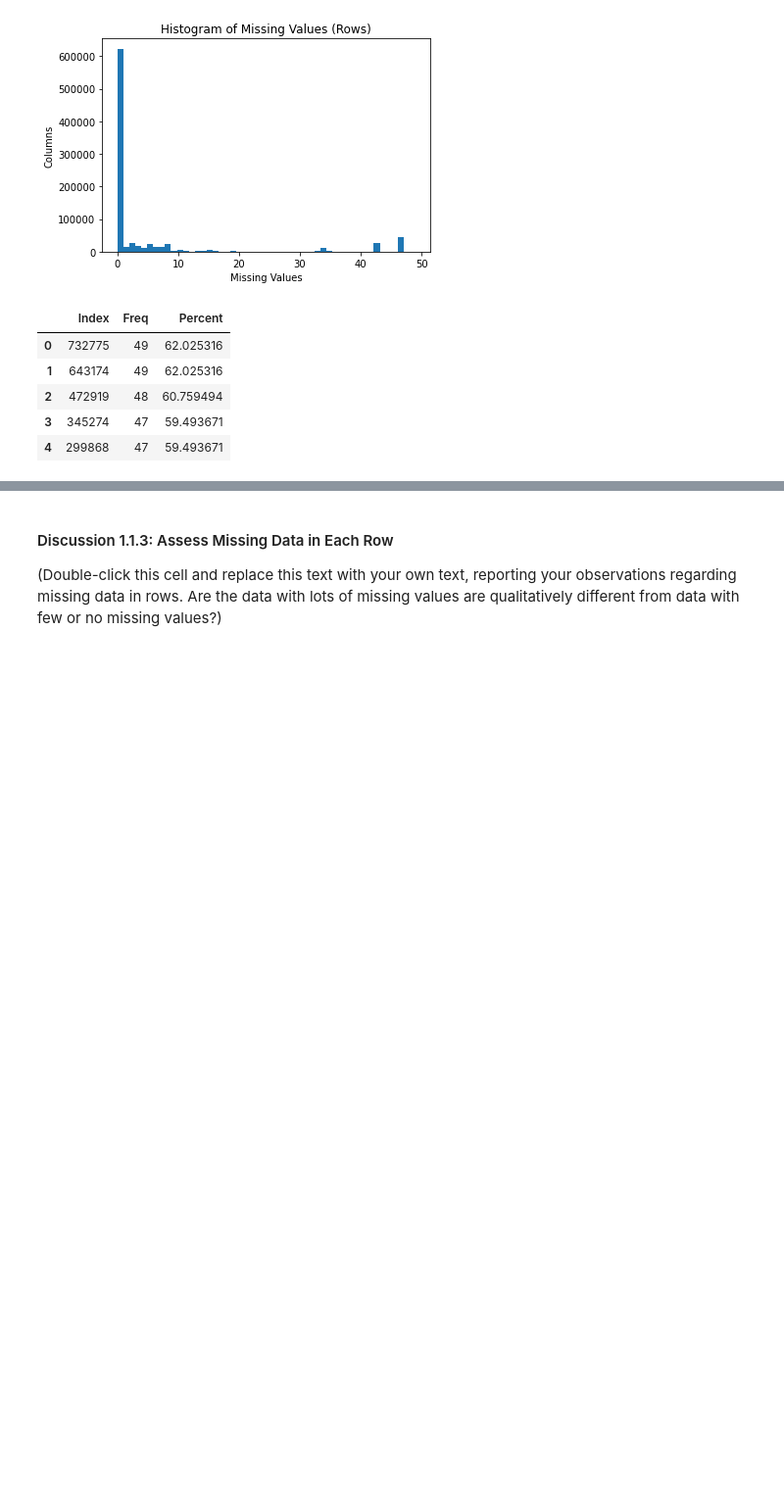
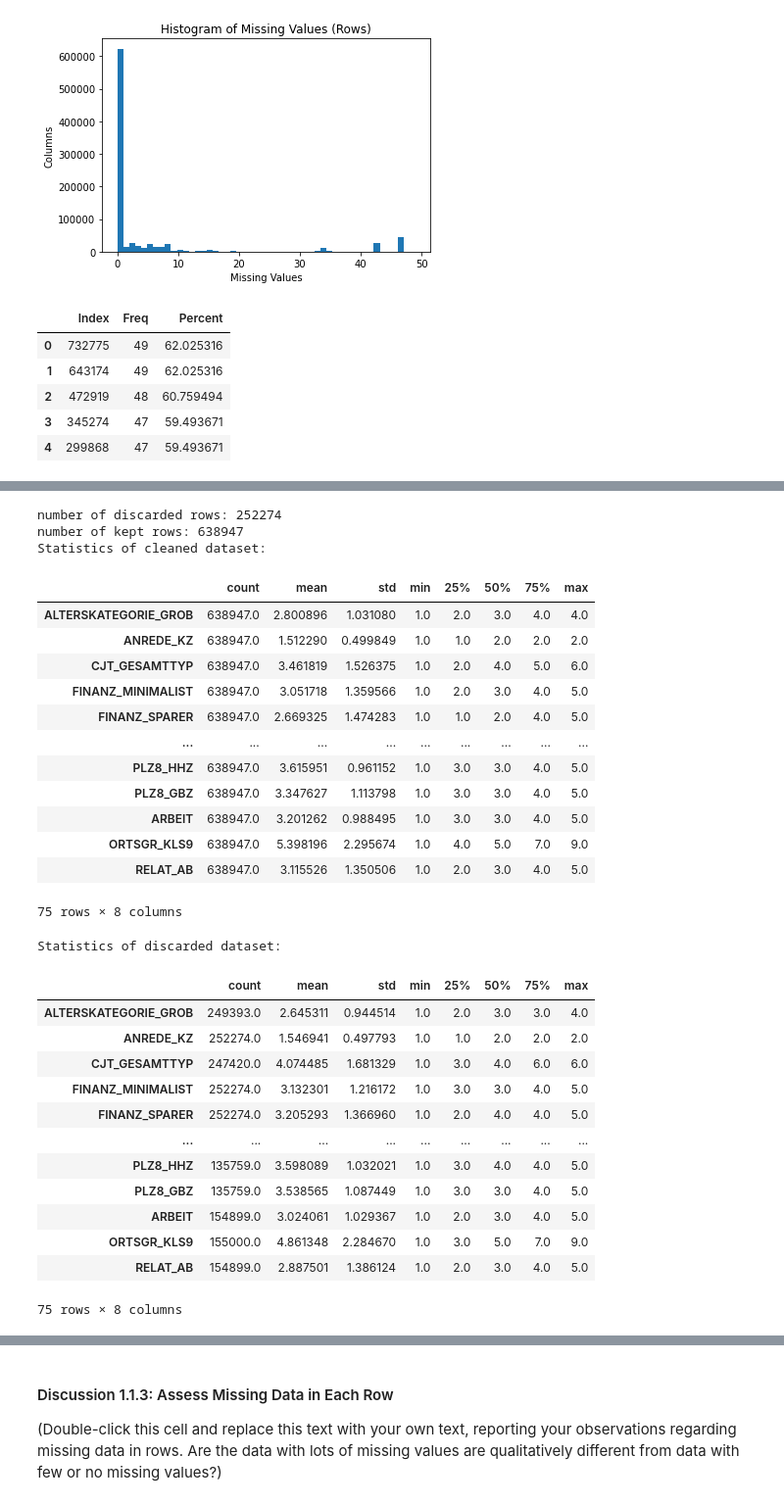
Before and after one commit to amcumber/udacity-identify-customer-segments, a Jupyter notebook: Identify_Customer_Segments.ipynb, the cells around one changed output, grey strips where cells are left out. Shown: that part at 98% size. Cells and saved outputs as stored; diff of their text form; code cells hidden in the pictures; blank space fills up the shorter version.

```diff
--- a/Identify_Customer_Segments.ipynb
+++ b/Identify_Customer_Segments.ipynb
@@ -333,0 +354,39 @@ sns.countplot
+# %%
+print(f'number of discarded rows: {len(df2)}')
+print(f'number of kept rows: {len(df1)}')
+print('Statistics of cleaned dataset: ')
+display(df1.describe().T)
+
+print('Statistics of discarded dataset: ')
+display(df2.describe().T)
+# %% [output]
+number of discarded rows: 252274
+number of kept rows: 638947
+Statistics of cleaned dataset:
+|  | count | mean | std | min | 25% | 50% | 75% | max |
+| ALTERSKATEGORIE_GROB | 638947.0 | 2.800896 | 1.031080 | 1.0 | 2.0 | 3.0 | 4.0 | 4.0 |
+| ANREDE_KZ | 638947.0 | 1.512290 | 0.499849 | 1.0 | 1.0 | 2.0 | 2.0 | 2.0 |
+| CJT_GESAMTTYP | 638947.0 | 3.461819 | 1.526375 | 1.0 | 2.0 | 4.0 | 5.0 | 6.0 |
+| FINANZ_MINIMALIST | 638947.0 | 3.051718 | 1.359566 | 1.0 | 2.0 | 3.0 | 4.0 | 5.0 |
+| FINANZ_SPARER | 638947.0 | 2.669325 | 1.474283 | 1.0 | 1.0 | 2.0 | 4.0 | 5.0 |
+| ... | ... | ... | ... | ... | ... | ... | ... | ... |
+| PLZ8_HHZ | 638947.0 | 3.615951 | 0.961152 | 1.0 | 3.0 | 3.0 | 4.0 | 5.0 |
+| PLZ8_GBZ | 638947.0 | 3.347627 | 1.113798 | 1.0 | 3.0 | 3.0 | 4.0 | 5.0 |
+| ARBEIT | 638947.0 | 3.201262 | 0.988495 | 1.0 | 3.0 | 3.0 | 4.0 | 5.0 |
+| ORTSGR_KLS9 | 638947.0 | 5.398196 | 2.295674 | 1.0 | 4.0 | 5.0 | 7.0 | 9.0 |
+| RELAT_AB | 638947.0 | 3.115526 | 1.350506 | 1.0 | 2.0 | 3.0 | 4.0 | 5.0 |
+75 rows × 8 columns
+Statistics of discarded dataset:
+|  | count | mean | std | min | 25% | 50% | 75% | max |
+| ALTERSKATEGORIE_GROB | 249393.0 | 2.645311 | 0.944514 | 1.0 | 2.0 | 3.0 | 3.0 | 4.0 |
+| ANREDE_KZ | 252274.0 | 1.546941 | 0.497793 | 1.0 | 1.0 | 2.0 | 2.0 | 2.0 |
+| CJT_GESAMTTYP | 247420.0 | 4.074485 | 1.681329 | 1.0 | 3.0 | 4.0 | 6.0 | 6.0 |
+| FINANZ_MINIMALIST | 252274.0 | 3.132301 | 1.216172 | 1.0 | 3.0 | 3.0 | 4.0 | 5.0 |
+| FINANZ_SPARER | 252274.0 | 3.205293 | 1.366960 | 1.0 | 2.0 | 4.0 | 4.0 | 5.0 |
+| ... | ... | ... | ... | ... | ... | ... | ... | ... |
+| PLZ8_HHZ | 135759.0 | 3.598089 | 1.032021 | 1.0 | 3.0 | 4.0 | 4.0 | 5.0 |
+| PLZ8_GBZ | 135759.0 | 3.538565 | 1.087449 | 1.0 | 3.0 | 3.0 | 4.0 | 5.0 |
+| ARBEIT | 154899.0 | 3.024061 | 1.029367 | 1.0 | 2.0 | 3.0 | 4.0 | 5.0 |
+| ORTSGR_KLS9 | 155000.0 | 4.861348 | 2.284670 | 1.0 | 3.0 | 5.0 | 7.0 | 9.0 |
+| RELAT_AB | 154899.0 | 2.887501 | 1.386124 | 1.0 | 2.0 | 3.0 | 4.0 | 5.0 |
+75 rows × 8 columns
```
Also changed, not shown: parts of 38 cells of this notebook.
